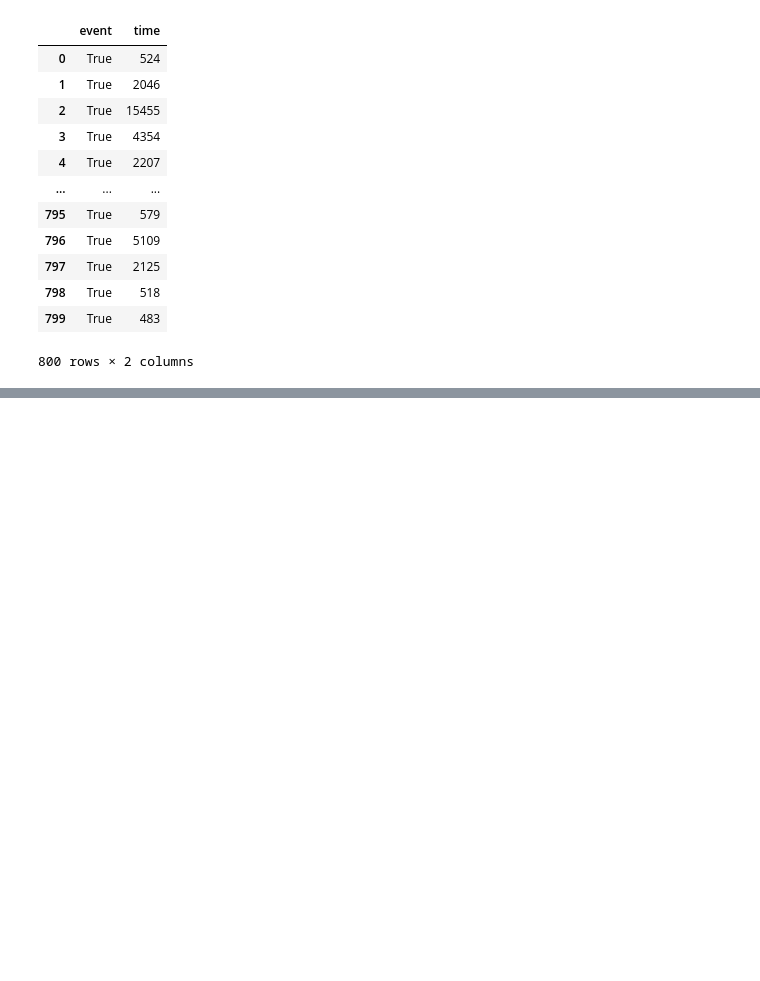
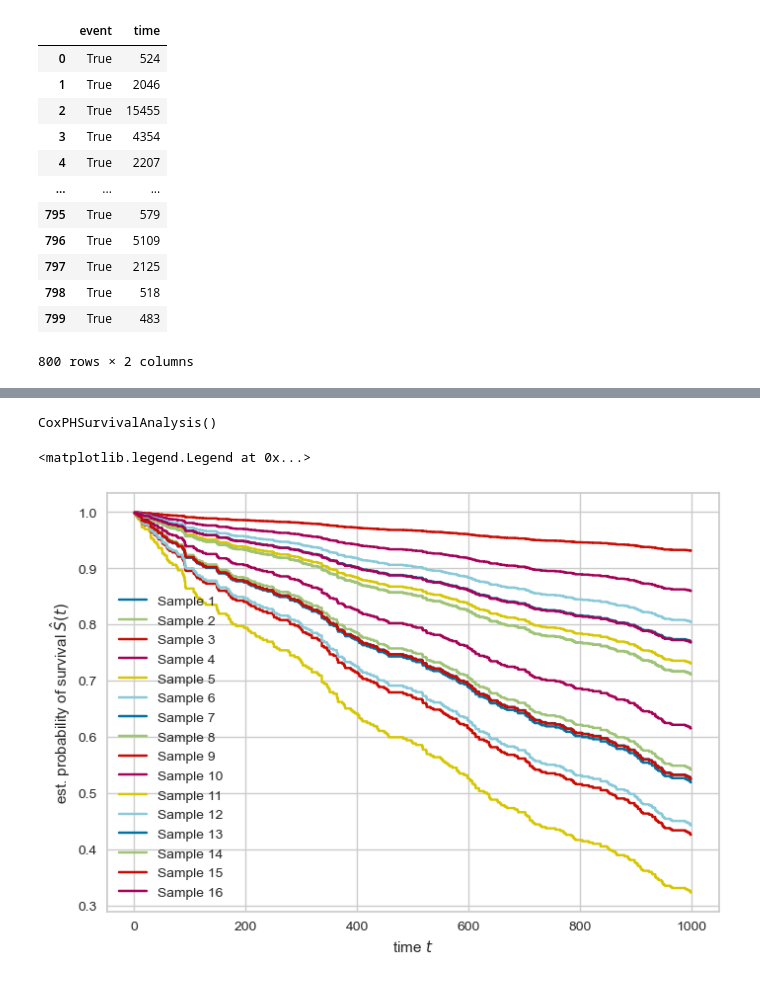
Before and after one commit to myguardian/Osteoporosis, a Jupyter notebook: 6-Survival_Analysis/Survival-CoxPHFitter.ipynb, the cells around one changed output, grey strips where cells are left out. Drawn from its saved outputs; the diff is of its cells as text; code cells hidden in the pictures; blank space fills up the shorter version.

```diff
--- a/6-Survival_Analysis/Survival-CoxPHFitter.ipynb
+++ b/6-Survival_Analysis/Survival-CoxPHFitter.ipynb
@@ -145,0 +281,20 @@ best_model = compare_models()
+# %%
+from sksurv.linear_model import CoxPHSurvivalAnalysis
+estimator = CoxPHSurvivalAnalysis()
+estimator.fit(selected_data, structured_array)
+# %% [output]
+CoxPHSurvivalAnalysis()
+# %%
+import matplotlib.pyplot as plt
+
+pred_surv = estimator.predict_survival_function(selected_data.loc[:15])
+time_points = np.arange(1, 1000)
+for i, surv_func in enumerate(pred_surv):
+    plt.step(time_points, surv_func(time_points), where="post",
+             label="Sample %d" % (i + 1))
+plt.ylabel("est. probability of survival $\hat{S}(t)$")
+plt.xlabel("time $t$")
+plt.legend(loc="best")
+# %% [output]
+<matplotlib.legend.Legend at 0x...>
+[figure, added]
```
Also changed, not shown: parts of 6 cells of this notebook, 1 other file.
